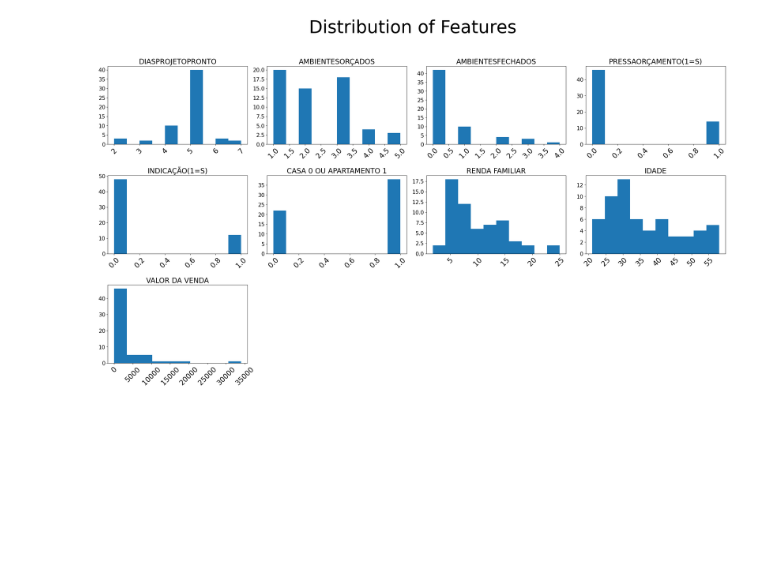
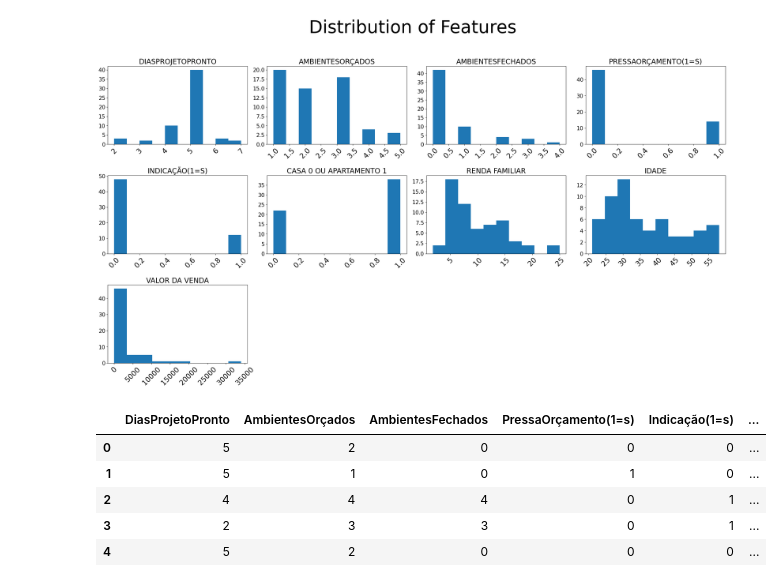
Before and after one commit to JoaoRudolf/BigDataClientes, a Jupyter notebook: Clientes.ipynb, the cells around one changed output. Saved outputs shown, nothing was run; the diff lists cells and outputs as text; code cells hidden in the pictures; blank space fills up the shorter version.

```diff
--- a/Clientes.ipynb
+++ b/Clientes.ipynb
@@ -81,3 +81,14 @@ fig.subplots_adjust(top=0.85, hspace=0.4)
 plt.show()
 # %% [output]
 [figure]
+# %%
+numeric_features = [t[0] for t in df.dtypes if t[1] !='string']
+numeric_features_df = df.select(numeric_features)
+numeric_features_df.toPandas().head()
+# %% [output]
+|  | DiasProjetoPronto | AmbientesOrçados | AmbientesFechados | PressaOrçamento(1=s) | Indicação(1=s) | ... |
+| 0 | 5 | 2 | 0 | 0 | 0 | ... |
+| 1 | 5 | 1 | 0 | 1 | 0 | ... |
+| 2 | 4 | 4 | 4 | 0 | 1 | ... |
+| 3 | 2 | 3 | 3 | 0 | 1 | ... |
+| 4 | 5 | 2 | 0 | 0 | 0 | ... |
```
Also changed, not shown: parts of 5 cells of this notebook.
